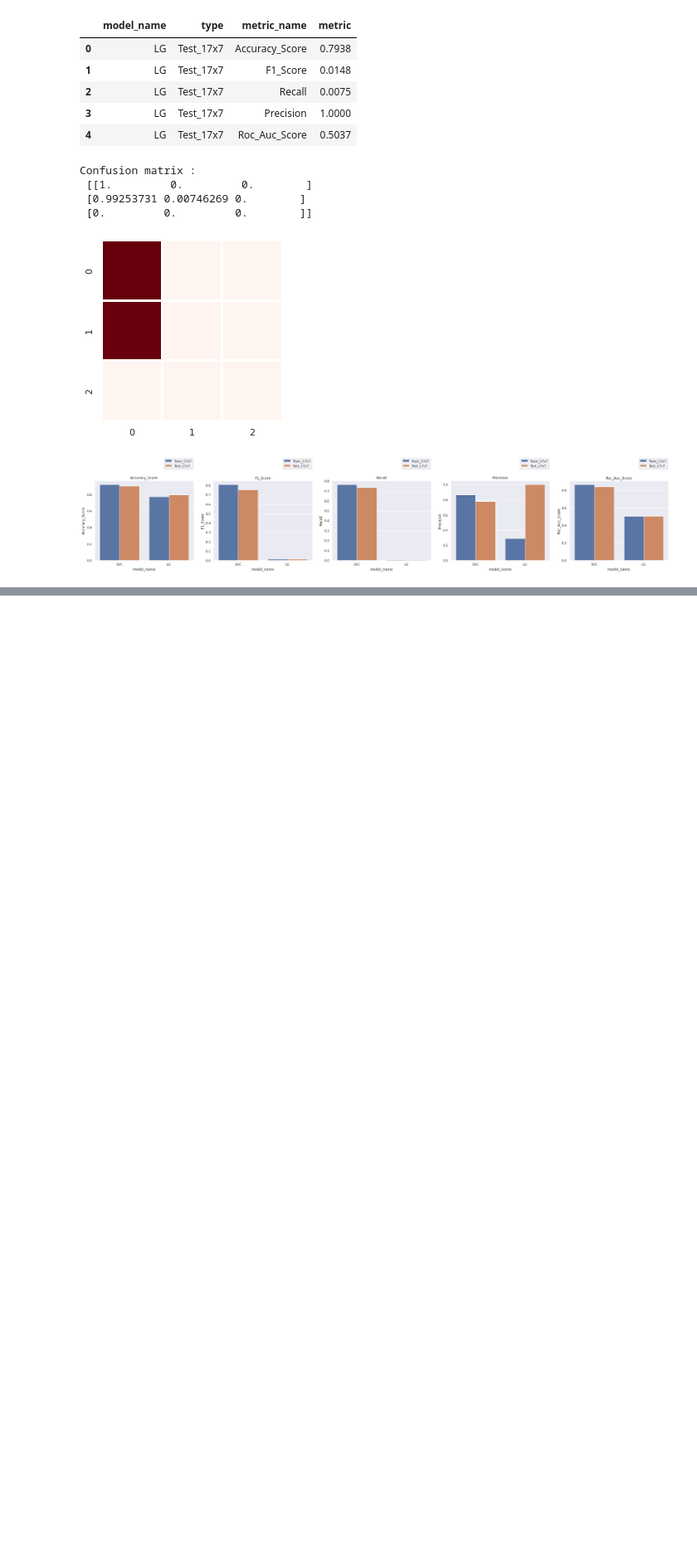
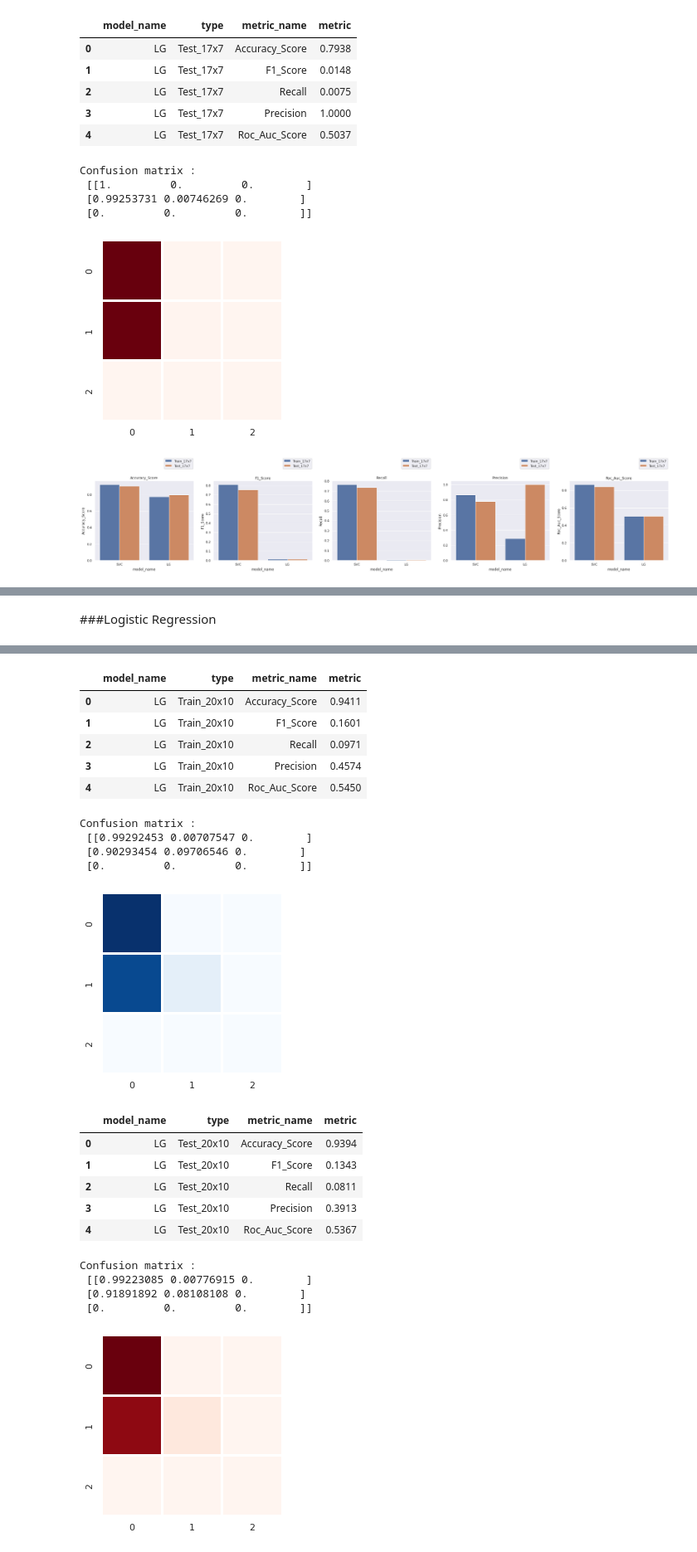
Before and after one commit to spros1/Methods-and-Algorithms_Work_Semester_21-22, a Jupyter notebook: AssortmentPlanning.ipynb, the cells around one changed output, grey strips where cells are left out. Shown: that part at 83% size. Cells and saved outputs as stored; diff of their text form; code cells hidden in the pictures; blank space fills up the shorter version.

```diff
--- a/AssortmentPlanning.ipynb
+++ b/AssortmentPlanning.ipynb
@@ -830,0 +877,19 @@ model_plot_scores(model_total, 'Roc_Auc_Score'       , ax4)
+# %% [markdown]
+###Logistic Regression
+# %%
+# Logistic Regression run
+lr_model_20x10, lr_runtime_20x10 = model_execution(LogisticRegression(max_iter=400), 'Logistic_Regression')
+train_pred_lr_20x10 = model_prediction(lr_model_20x10, X_train)
+test_pred_lr_20x10  = model_prediction(lr_model_20x10, X_test)
+
+# Logistic Regression Evaluation
+print("\n")
+LG_train_20x10 = model_evaluation_classification(y_train, train_pred_lr_20x10, 'LG', 'Train_20x10')
+print("\n")
+conf_matrix_classification(y_train, train_pred_lr_20x10,'Blues')
+
+print("\n")
+LG_test_20x10 = model_evaluation_classification(y_test, test_pred_lr_20x10, 'LG', 'Test_20x10')
+print("\n")
+conf_matrix_classification(y_test, test_pred_lr_20x10,'Reds')
+# %% [output]
@@ -830,0 +897,22 @@ model_plot_scores(model_total, 'Roc_Auc_Score'       , ax4)
+|  | model_name | type | metric_name | metric |
+| 0 | LG | Train_20x10 | Accuracy_Score | 0.9411 |
+| 1 | LG | Train_20x10 | F1_Score | 0.1601 |
+| 2 | LG | Train_20x10 | Recall | 0.0971 |
+| 3 | LG | Train_20x10 | Precision | 0.4574 |
+| 4 | LG | Train_20x10 | Roc_Auc_Score | 0.5450 |
+Confusion matrix :
+ [[0.99292453 0.00707547 0.        ]
+ [0.90293454 0.09706546 0.        ]
+ [0.         0.         0.        ]]
+[figure, added]
+|  | model_name | type | metric_name | metric |
+| 0 | LG | Test_20x10 | Accuracy_Score | 0.9394 |
+| 1 | LG | Test_20x10 | F1_Score | 0.1343 |
+| 2 | LG | Test_20x10 | Recall | 0.0811 |
+| 3 | LG | Test_20x10 | Precision | 0.3913 |
+| 4 | LG | Test_20x10 | Roc_Auc_Score | 0.5367 |
+Confusion matrix :
+ [[0.99223085 0.00776915 0.        ]
+ [0.91891892 0.08108108 0.        ]
+ [0.         0.         0.        ]]
+[figure, added]
```
Also changed, not shown: parts of 8 cells of this notebook.
